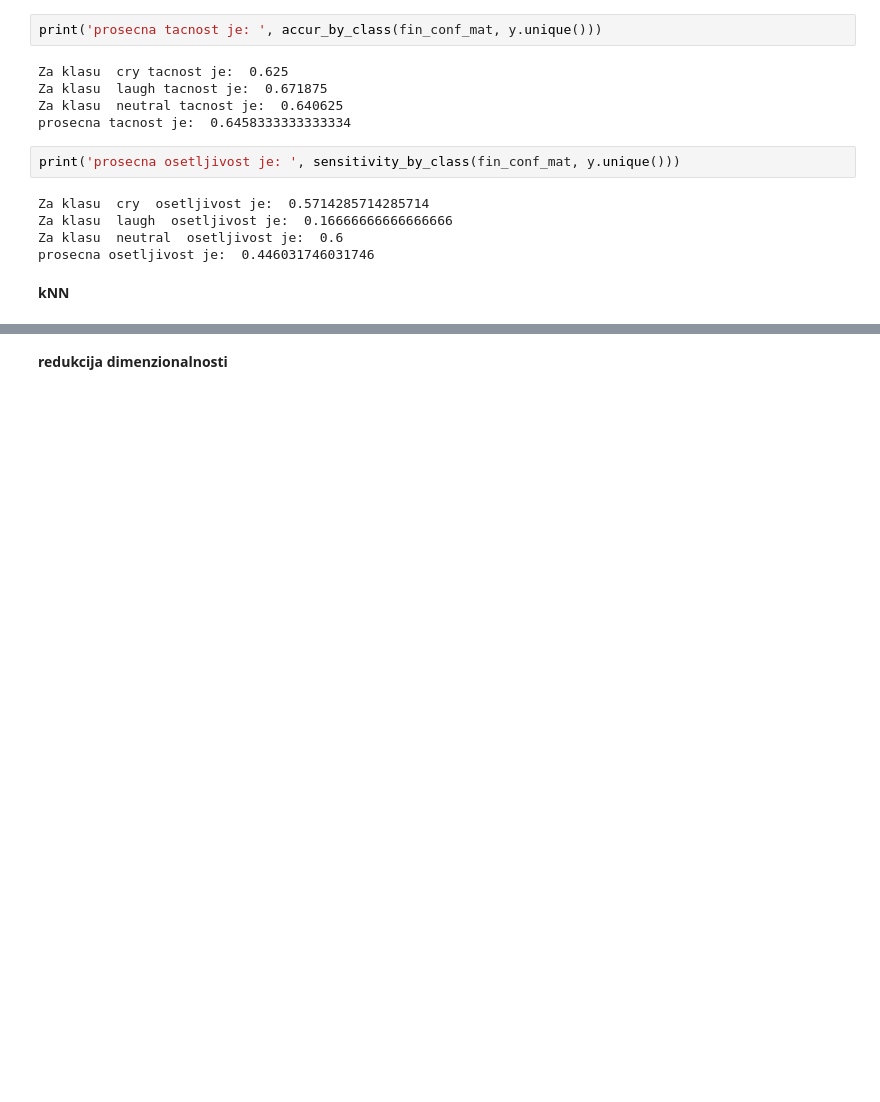
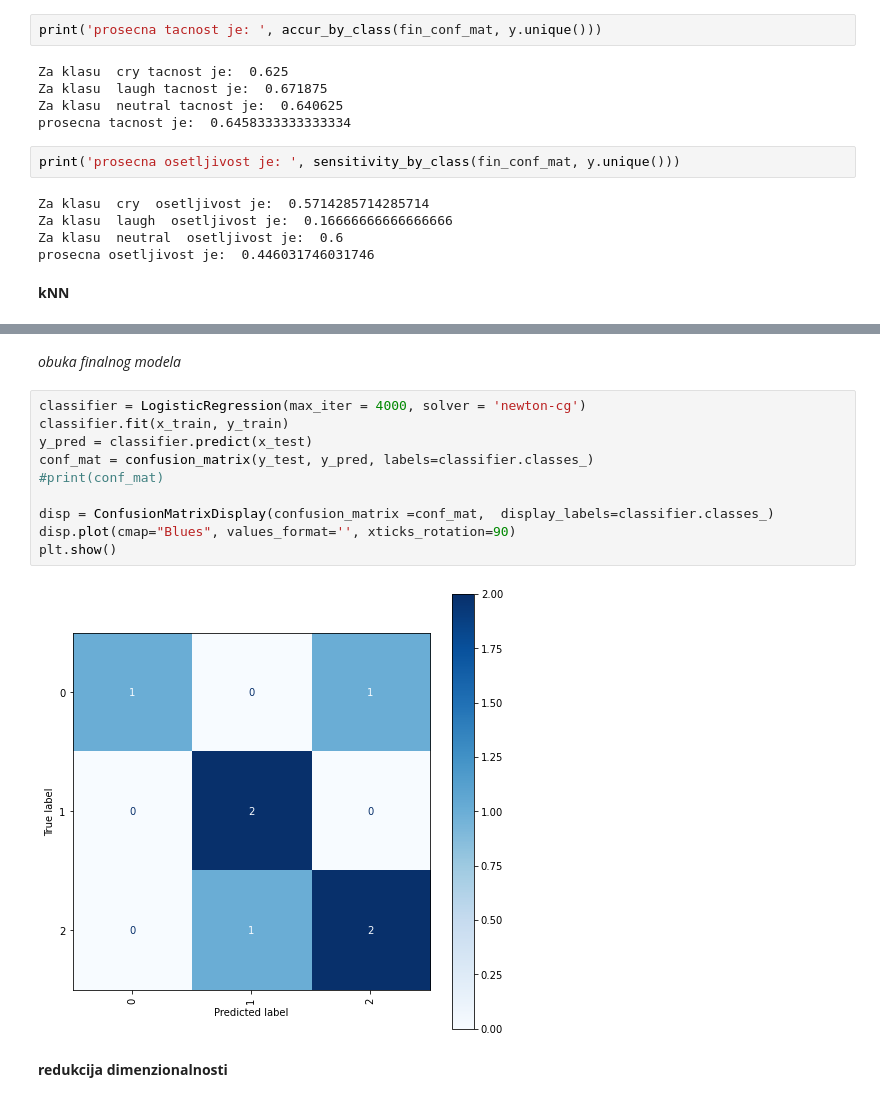
Before and after one commit to Lanak00/ML-audio-classification, a Jupyter notebook: PO_projekat.ipynb, the cells around one changed output, grey strips where cells are left out. Cells and saved outputs as stored; diff of their text form; blank space fills up the shorter version.

```diff
--- a/PO_projekat.ipynb
+++ b/PO_projekat.ipynb
@@ -455,2 +522,16 @@ y1 = y1.astype('int')
+# %% [markdown]
+*obuka finalnog modela*
+# %%
+classifier = LogisticRegression(max_iter = 4000, solver = 'newton-cg')
+classifier.fit(x_train, y_train)
+y_pred = classifier.predict(x_test)
+conf_mat = confusion_matrix(y_test, y_pred, labels=classifier.classes_)
+#print(conf_mat)
+
+disp = ConfusionMatrixDisplay(confusion_matrix =conf_mat,  display_labels=classifier.classes_)
+disp.plot(cmap="Blues", values_format='', xticks_rotation=90)
+plt.show()
+# %% [output]
+[figure, added]
 # %% [markdown]
 **redukcija dimenzionalnosti**
```
Also changed, not shown: parts of 17 cells of this notebook.
